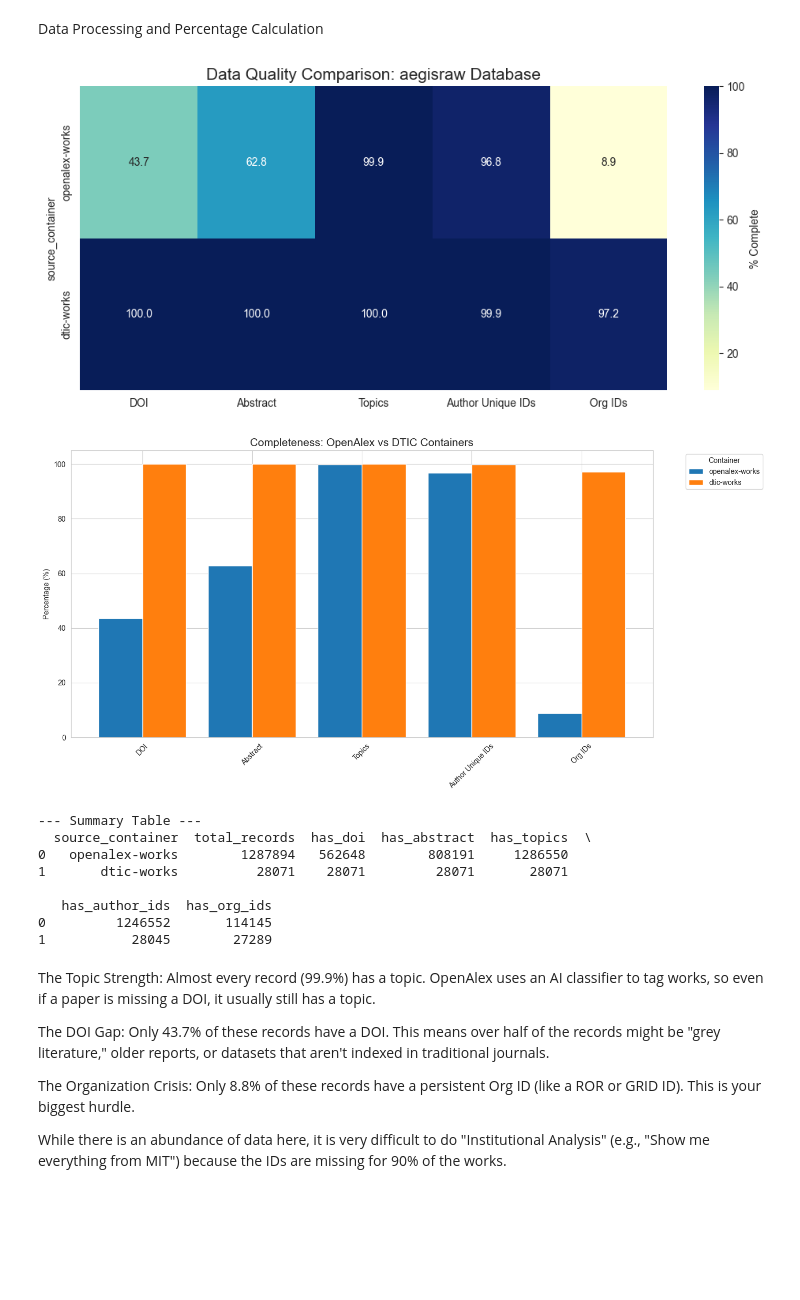
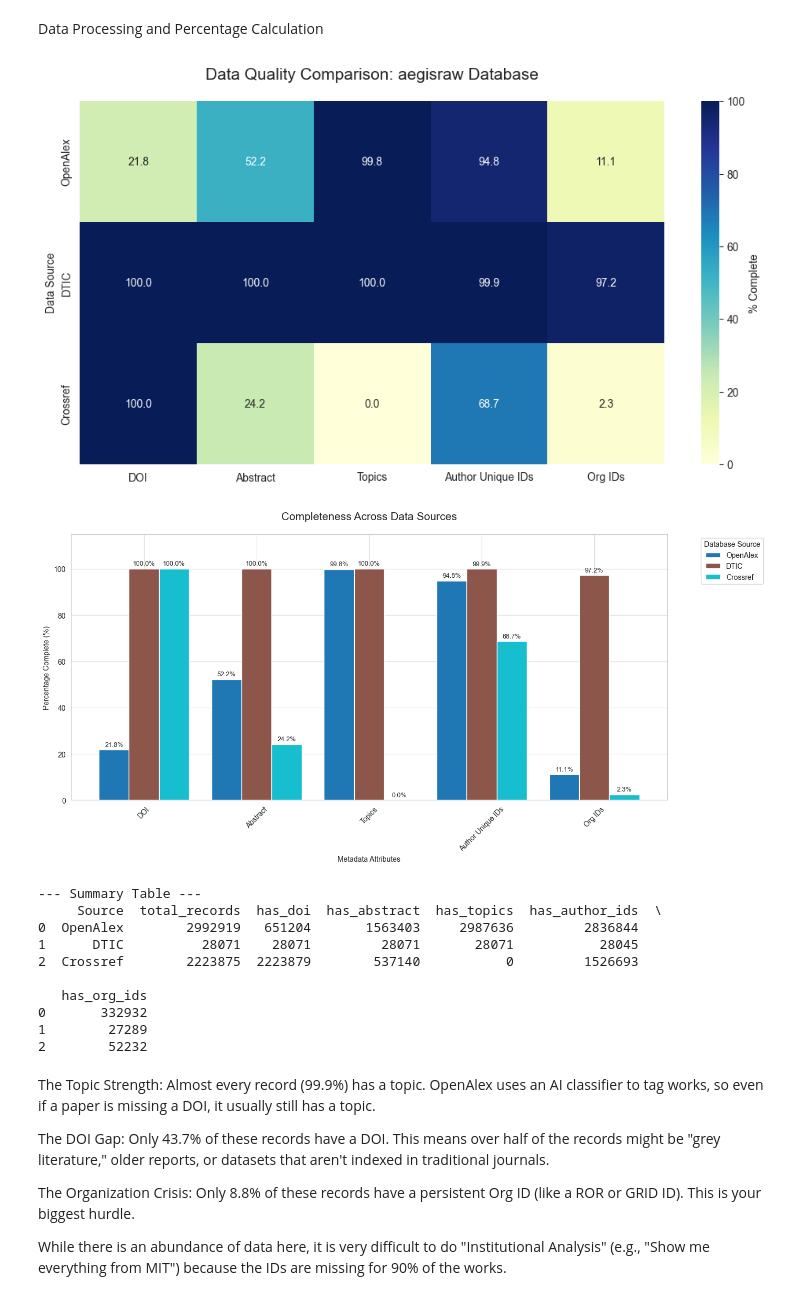
Before and after one commit to shafe123/cmu-aegis-scholar, a Jupyter notebook: data_exploration/MissingDataReport.ipynb, the cells around one changed output. Saved outputs shown, nothing was run; the diff lists cells and outputs as text; code cells hidden in the pictures; blank space fills up the shorter version.

```diff
--- a/data_exploration/MissingDataReport.ipynb
+++ b/data_exploration/MissingDataReport.ipynb
@@ -54,7 +54,7 @@ Connect to Cosmos DB
 COSMOS_ENDPOINT = os.getenv("COSMOS_ENDPOINT", "https://aegiscosmosdb.documents.azure.com")
 COSMOS_KEY = os.getenv("COSMOS_KEY", "6Di3nSl2nSG7qitzD8SGYeXuw5rn3eUmC4fha2YswtM5R5hSet8u0hYzMMSnhVBmTfNgMJMxKAbTACDbSPsJpg==")
 DATABASE_NAME = "aegisraw"  # Update with your database name
-CONTAINERS_TO_AUDIT = ["openalex-works", "dtic-works"]
+CONTAINERS_TO_AUDIT = ["openalex-works", "dtic-works", "crossref-works"]
 
 client = CosmosClient(COSMOS_ENDPOINT, COSMOS_KEY)
 database = client.get_database_client(DATABASE_NAME)
@@ -129,53 +151,81 @@ Data Processing and Percentage Calculation
 # %%
 df = pd.DataFrame(all_results)
 
 if not df.empty:
-    # 1. Update this list to match the dictionary keys exactly
+    # 1. Metrics list (matching your updated SQL keys)
     metrics = ['has_doi', 'has_abstract', 'has_topics', 'has_author_ids', 'has_org_ids']
 
     # Calculate percentages for comparison
     for m in metrics:
-        # Note: Using 'total_records' to match the refactored loop
-        df[f'{m}_pct'] = (df[m] / df['total_records']) * 100
+        if m in df.columns:
+            df[f'{m}_pct'] = (df[m] / df['total_records']) * 100
+        else:
+            df[f'{m}_pct'] = 0.0  # Placeholder if a metric is missing from a container
 
-    # 2. Match these 5 names to the 5 metrics above
-    plot_df = df.set_index('source_container')[[c for c in df.columns if '_pct' in c]]
+    # 2. Map source container names to clean labels for the plot
+    source_map = {
+        'openalex-works': 'OpenAlex',
+        'dtic-works': 'DTIC',
+        'crossref-works': 'Crossref'
+    }
+    df['Source'] = df['source_container'].replace(source_map)
+
+    # 3. Filter for plotting columns only
+    plot_df = df.set_index('Source')[[c for c in df.columns if '_pct' in c]]
+
+    # Rename for professional presentation
     plot_df.columns = ['DOI', 'Abstract', 'Topics', 'Author Unique IDs', 'Org IDs']
 
     # --- 4. VISUALIZATIONS ---
     sns.set_style("whitegrid")
 
-    # Heatmap
-    plt.figure(figsize=(12, 5))
-    sns.heatmap(plot_df, annot=True, cmap='YlGnBu', fmt=".1f", cbar_kws={'label': '% Complete'})
-    plt.title(f'Data Quality Comparison: {DATABASE_NAME} Database', fontsize=15)
+    # Heatmap (Visualizing "Fullness")
+    plt.figure(figsize=(12, 6))
+    sns.heatmap(plot_df, annot=True, cmap='YlGnBu', fmt=".1f", cbar_kws={'label': '% Complete'}, vmin=0, vmax=100)
+    plt.title(f'Data Quality Comparison: {DATABASE_NAME} Database', fontsize=15, pad=20)
+    plt.ylabel('Data Source')
     plt.show()
 
-    # Bar Chart comparison
-    plot_df.T.plot(kind='bar', figsize=(14, 7), width=0.8)
-    plt.title('Completeness: OpenAlex vs DTIC Containers', fontsize=15)
-    plt.ylabel('Percentage (%)')
-    plt.ylim(0, 105)
-    plt.legend(title="Container", bbox_to_anchor=(1.05, 1), loc='upper left')
+    # Bar Chart comparison (Visualizing "The Gap")
+    # Using a professional color palette like 'Paired' or 'viridis' for 3+ sources
+    ax = plot_df.T.plot(kind='bar', figsize=(14, 7), width=0.8, colormap='tab10')
+    plt.title('Completeness Across Data Sources', fontsize=15, pad=20)
+    plt.ylabel('Percentage Complete (%)')
+    plt.xlabel('Metadata Attributes')
+    plt.ylim(0, 115) # Leave room for value labels
+    plt.legend(title="Database Source", bbox_to_anchor=(1.05, 1), loc='upper left')
     plt.xticks(rotation=45)
+
+    # Add data labels on bars for quick reading
+    for p in ax.patches:
+        ax.annotate(f'{p.get_height():.1f}%',
+                    (p.get_x() + p.get_width() / 2., p.get_height()),
+                    ha='center', va='center',
+                    xytext=(0, 7),
+                    textcoords='offset points',
+                    fontsize=9)
+
     plt.tight_layout()
     plt.show()
 
     print("\n--- Summary Table ---")
-    print(df[['source_container', 'total_records'] + metrics])
+    # Clean up the output table for console reading
+    print(df[['Source', 'total_records'] + metrics])
 else:
     print("No data retrieved. Check container names and connectivity.")
 # %% [output]
-[figure, old version]
+[figure, new version]
-[figure, old version]
+[figure, new version]
 --- Summary Table ---
-  source_container  total_records  has_doi  has_abstract  has_topics  \
-0   openalex-works        1287894   562648        808191     1286550
-1       dtic-works          28071    28071         28071       28071
+     Source  total_records  has_doi  has_abstract  has_topics  has_author_ids  \
+0  OpenAlex        2992919   651204       1563403     2987636         2836844
+1      DTIC          28071    28071         28071       28071           28045
+2  Crossref        2223875  2223879        537140           0         1526693
 
-   has_author_ids  has_org_ids
-0         1246552       114145
-1           28045        27289
+   has_org_ids
+0       332932
+1        27289
+2        52232
 # %% [markdown]
 The Topic Strength: Almost every record (99.9%) has a topic. OpenAlex uses an AI classifier to tag works, so even if a paper is missing a DOI, it usually still has a topic.
 
```
Also changed, not shown: parts of 4 cells of this notebook.
